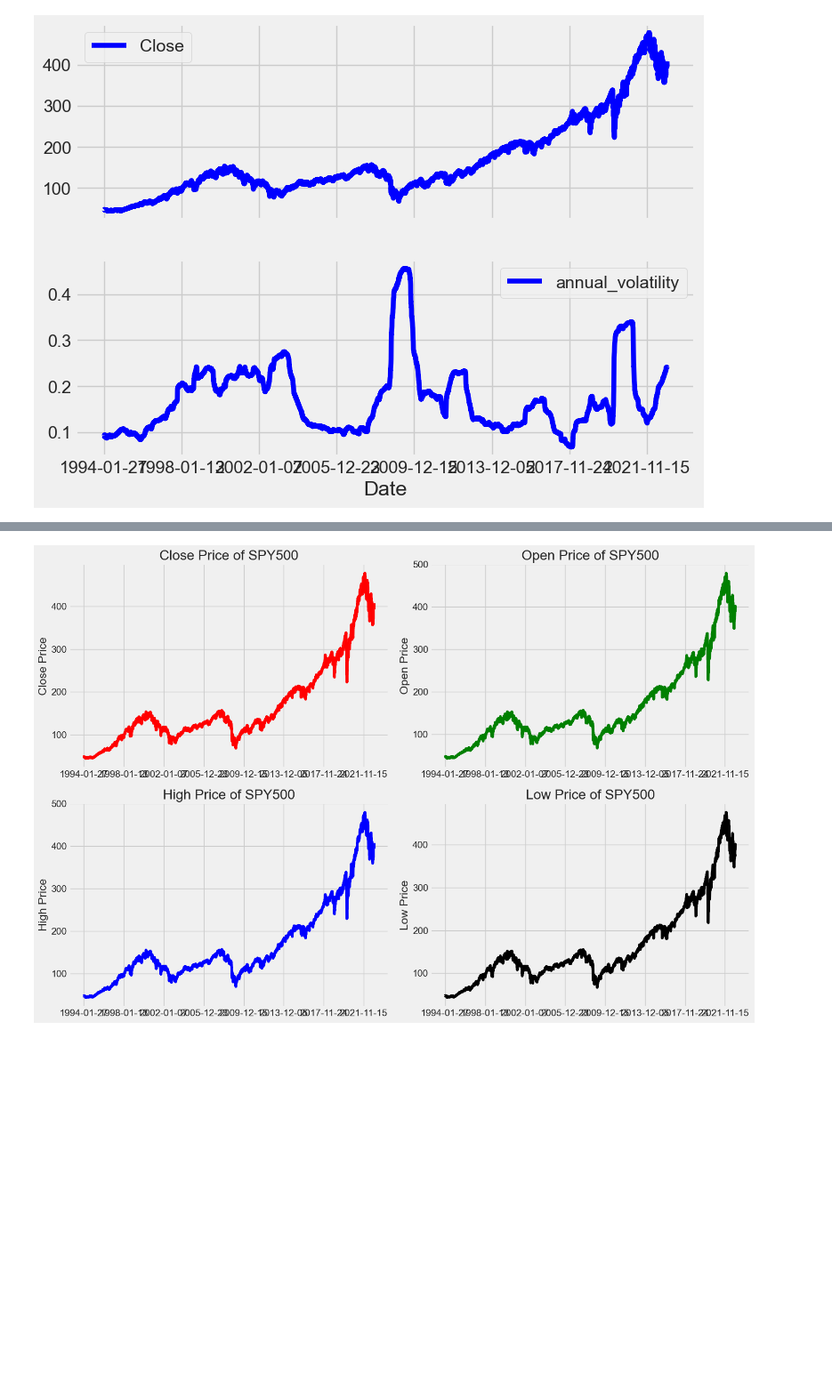
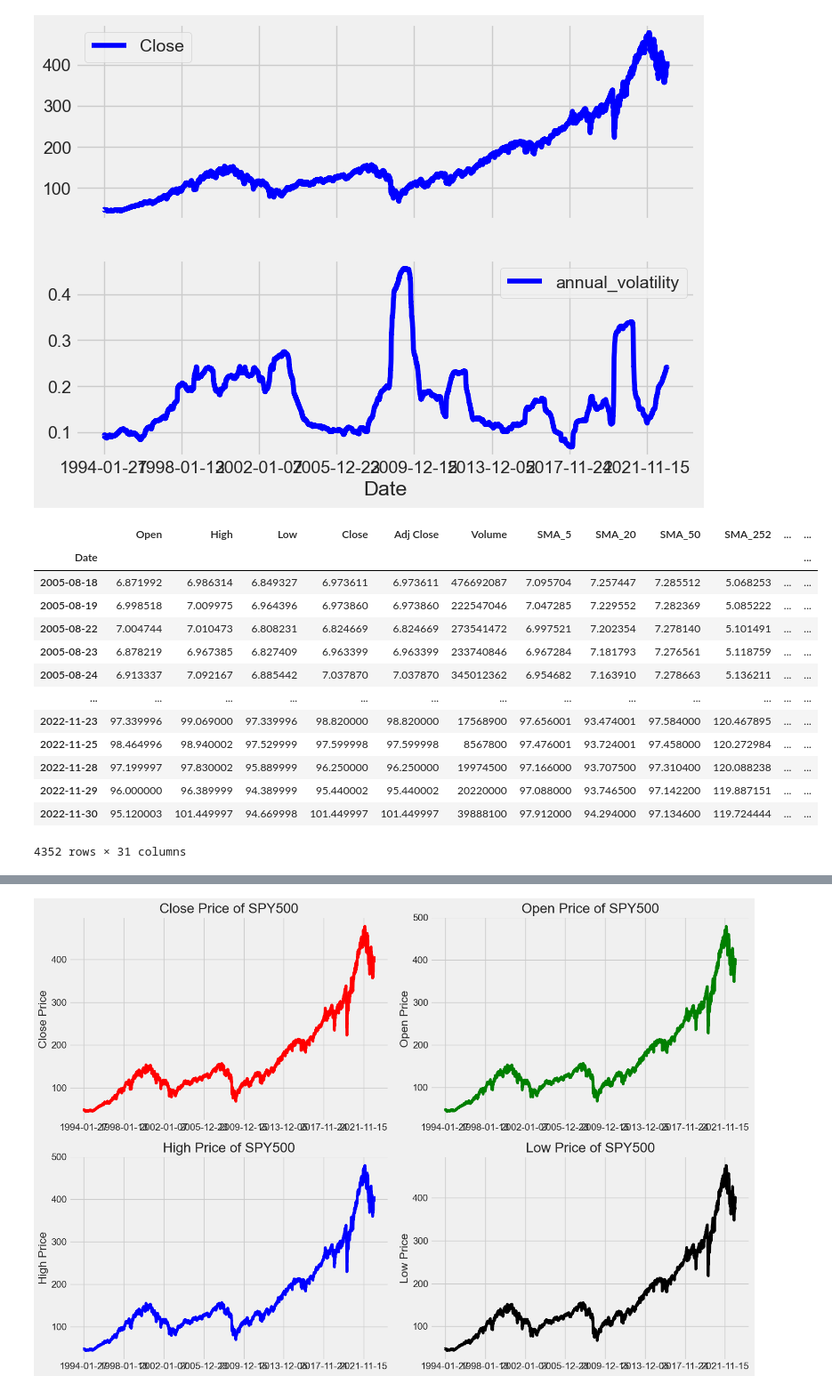
Before and after one commit to yinkiatho/Streamlit-LSTM, a Jupyter notebook: ML Models/dataprocessing.ipynb, the cells around one changed output, grey strips where cells are left out. Shown at 89% size. Saved outputs shown, nothing was run; the diff lists cells and outputs as text; code cells hidden in the pictures; blank space fills up the shorter version.

```diff
--- a/ML Models/dataprocessing.ipynb
+++ b/ML Models/dataprocessing.ipynb
@@ -5,6 +5,8 @@ import pandas as pd
 import datetime
 import matplotlib.pyplot as plt
 import seaborn as sns
+import pandas_ta as ta
+
 sns.set_style('whitegrid')
 plt.style.use("fivethirtyeight")
 %matplotlib inline
@@ -13,8 +15,8 @@ plt.style.use("fivethirtyeight")
 startdate = datetime.datetime(1993,1,1)
 enddate = datetime.datetime(2023,1,1)
 
-GetSANDP500 = yf.download('SPY', start=startdate, end=enddate)
+#GetSANDP500 = yf.download('SPY', start=startdate, end=enddate)
 #df = pd.DataFrame(GetSANDP500.history(start=startdate, end=enddate))
-df = pd.DataFrame(GetSANDP500)
-df.to_csv('SPY_raw.csv')
+#df = pd.DataFrame(GetSANDP500)
+#df.to_csv('SPY_raw.csv')
 # %% [output]
@@ -82,3 +80,38 @@ df["rapp"] = df["Close"].shift(-21).divide(df["Close"])
+# %%
+#add in change in monthly vriation rapp
+
+df["rapp"] = df["Close"].shift(-21).divide(df["Close"])
+
+ShortEMA = df["Close"].ewm(span=12, adjust=False).mean()
+# Calculate the long term exponential moving average
+LongEMA = df["Close"].ewm(span=26, adjust=False).mean()
+# Calculate the MACD line
+MACD = ShortEMA - LongEMA
+# Calculate the signal line
+signal = MACD.ewm(span=9, adjust=False).mean()
+# Create new columns for the data
+df["MACD"] = MACD
+df["Signal Line"] = signal
+
+# Find minimum of 14 consecutive values by rolling function
+df['14-low'] = df['Low'].rolling(14).min()
+df['14-high'] = df['High'].rolling(14).max()
+
+# Apply the formula
+df['%K'] = (df['Close'] - df['14-low']) * \
+    100/(df['14-high'] - df['14-low'])
+df['%D'] = df['%K'].rolling(3).mean()
+
+
+df["RSI(2)"] = ta.rsi(df['Close'], length=2)
+df["RSI(7)"] = ta.rsi(df['Close'], length=7)
+df["RSI(14)"] = ta.rsi(df['Close'], length=14)
+df["CCI(30)"] = ta.cci(close=df['Close'],
+                       length=30, high=df["High"], low=df["Low"])
+df["CCI(50)"] = ta.cci(close=df['Close'],
+                       length=50, high=df["High"], low=df["Low"])
+df["CCI(100)"] = ta.cci(close=df['Close'],
+                        length=100, high=df["High"], low=df["Low"])
 # %%
 df
 # %% [output]
@@ -122,6 +155,23 @@ df[['Close', 'annual_volatility']].plot(subplots=True, color='blue',figsize=(8,
 array([<AxesSubplot: xlabel='Date'>, <AxesSubplot: xlabel='Date'>],
       dtype=object)
 [figure]
+# %%
+df
+# %% [output]
+|  | Open | High | Low | Close | Adj Close | Volume | SMA_5 | SMA_20 | SMA_50 | SMA_252 | ... | ... |
+| Date |  |  |  |  |  |  |  |  |  |  |  | ... |
+| 2005-08-18 | 6.871992 | 6.986314 | 6.849327 | 6.973611 | 6.973611 | 476692087 | 7.095704 | 7.257447 | 7.285512 | 5.068253 | ... | ... |
+| 2005-08-19 | 6.998518 | 7.009975 | 6.964396 | 6.973860 | 6.973860 | 222547046 | 7.047285 | 7.229552 | 7.282369 | 5.085222 | ... | ... |
+| 2005-08-22 | 7.004744 | 7.010473 | 6.808231 | 6.824669 | 6.824669 | 273541472 | 6.997521 | 7.202354 | 7.278140 | 5.101491 | ... | ... |
+| 2005-08-23 | 6.878219 | 6.967385 | 6.827409 | 6.963399 | 6.963399 | 233740846 | 6.967284 | 7.181793 | 7.276561 | 5.118759 | ... | ... |
+| 2005-08-24 | 6.913337 | 7.092167 | 6.885442 | 7.037870 | 7.037870 | 345012362 | 6.954682 | 7.163910 | 7.278663 | 5.136211 | ... | ... |
+| ... | ... | ... | ... | ... | ... | ... | ... | ... | ... | ... | ... | ... |
+| 2022-11-23 | 97.339996 | 99.069000 | 97.339996 | 98.820000 | 98.820000 | 17568900 | 97.656001 | 93.474001 | 97.584000 | 120.467895 | ... | ... |
+| 2022-11-25 | 98.464996 | 98.940002 | 97.529999 | 97.599998 | 97.599998 | 8567800 | 97.476001 | 93.724001 | 97.458000 | 120.272984 | ... | ... |
+| 2022-11-28 | 97.199997 | 97.830002 | 95.889999 | 96.250000 | 96.250000 | 19974500 | 97.166000 | 93.707500 | 97.310400 | 120.088238 | ... | ... |
+| 2022-11-29 | 96.000000 | 96.389999 | 94.389999 | 95.440002 | 95.440002 | 20220000 | 97.088000 | 93.746500 | 97.142200 | 119.887151 | ... | ... |
+| 2022-11-30 | 95.120003 | 101.449997 | 94.669998 | 101.449997 | 101.449997 | 39888100 | 97.912000 | 94.294000 | 97.134600 | 119.724444 | ... | ... |
+4352 rows × 31 columns
 # %%
 #Data Visualisations: Descriptive Statistics
 df.describe()
```
Also changed, not shown: parts of 2 cells of this notebook, 7 other files.
